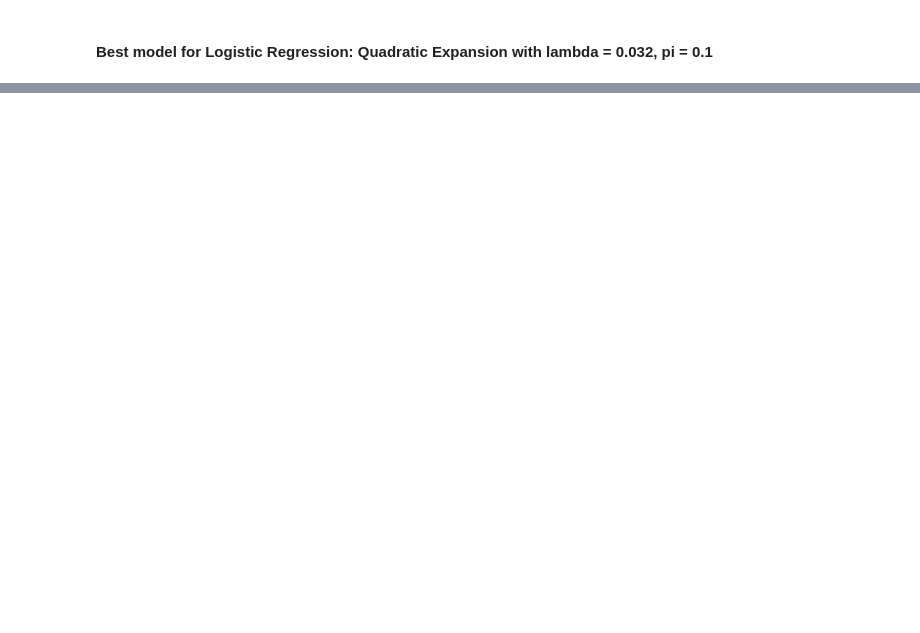
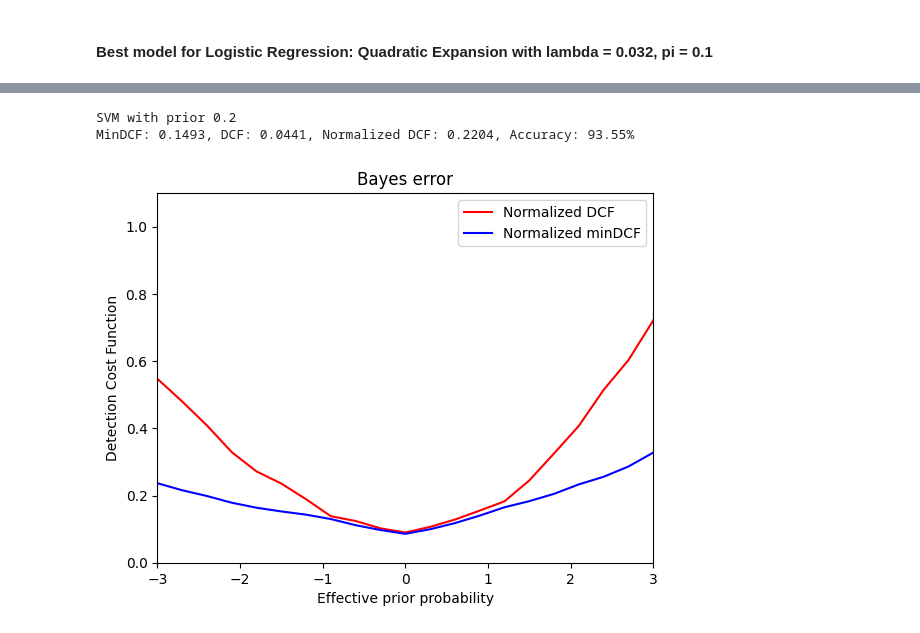
Before and after one commit to ClaudiuTcaciuc/PoliTO_MachineLearningProject, a Jupyter notebook: lab11.ipynb, the cells around one changed output, grey strips where cells are left out. Saved outputs shown, nothing was run; the diff lists cells and outputs as text; code cells hidden in the pictures; blank space fills up the shorter version.

```diff
--- a/lab11.ipynb
+++ b/lab11.ipynb
@@ -89,0 +147,7 @@ Weights loaded successfully.
+# %%
+print(f"SVM with prior {prior_calibration}")
+compute_statistics(svm_score, y_test, prior_calibration, unique_labels=[0, 1], graph=True)
+# %% [output]
+SVM with prior 0.2
+MinDCF: 0.1493, DCF: 0.0441, Normalized DCF: 0.2204, Accuracy: 93.55%
+[figure, added]
```
Also changed, not shown: parts of 45 cells of this notebook.
